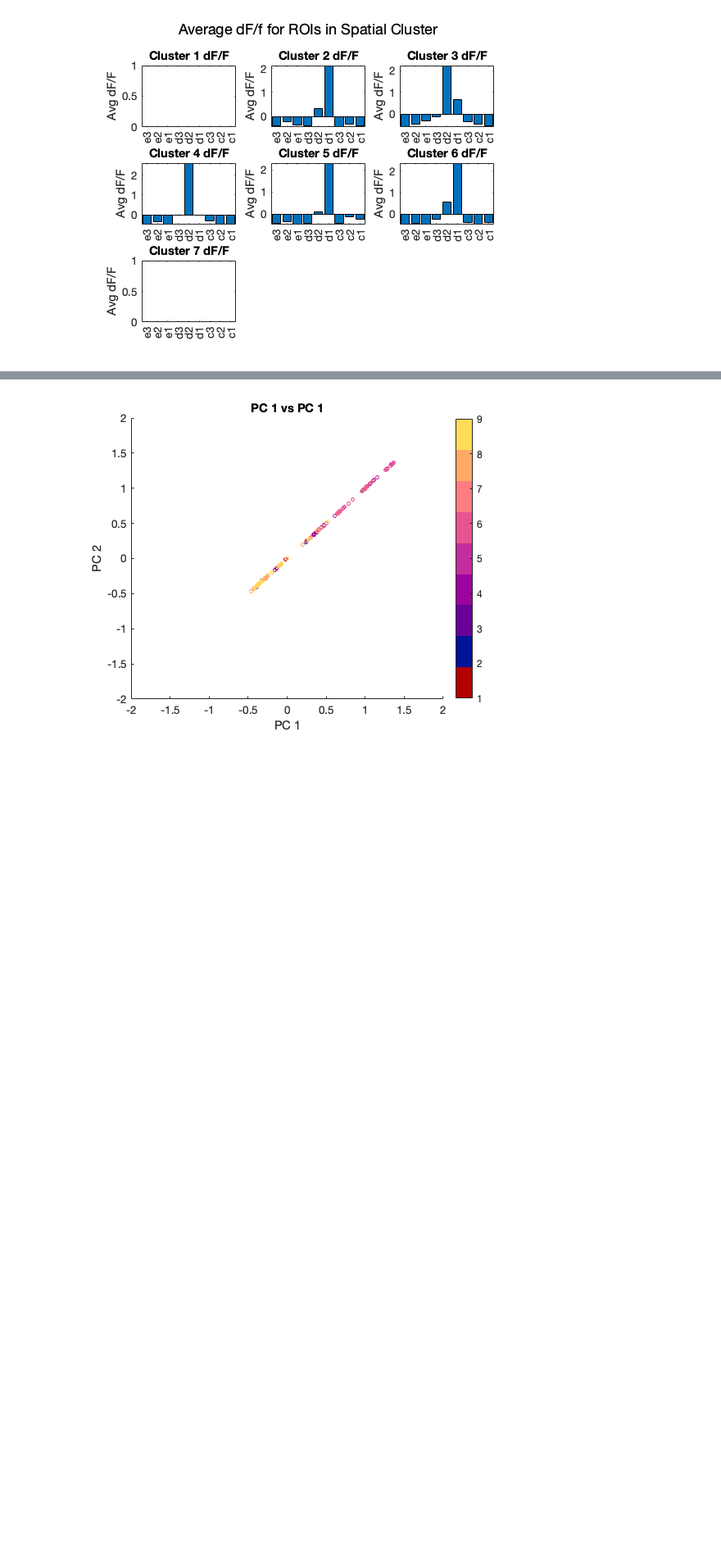
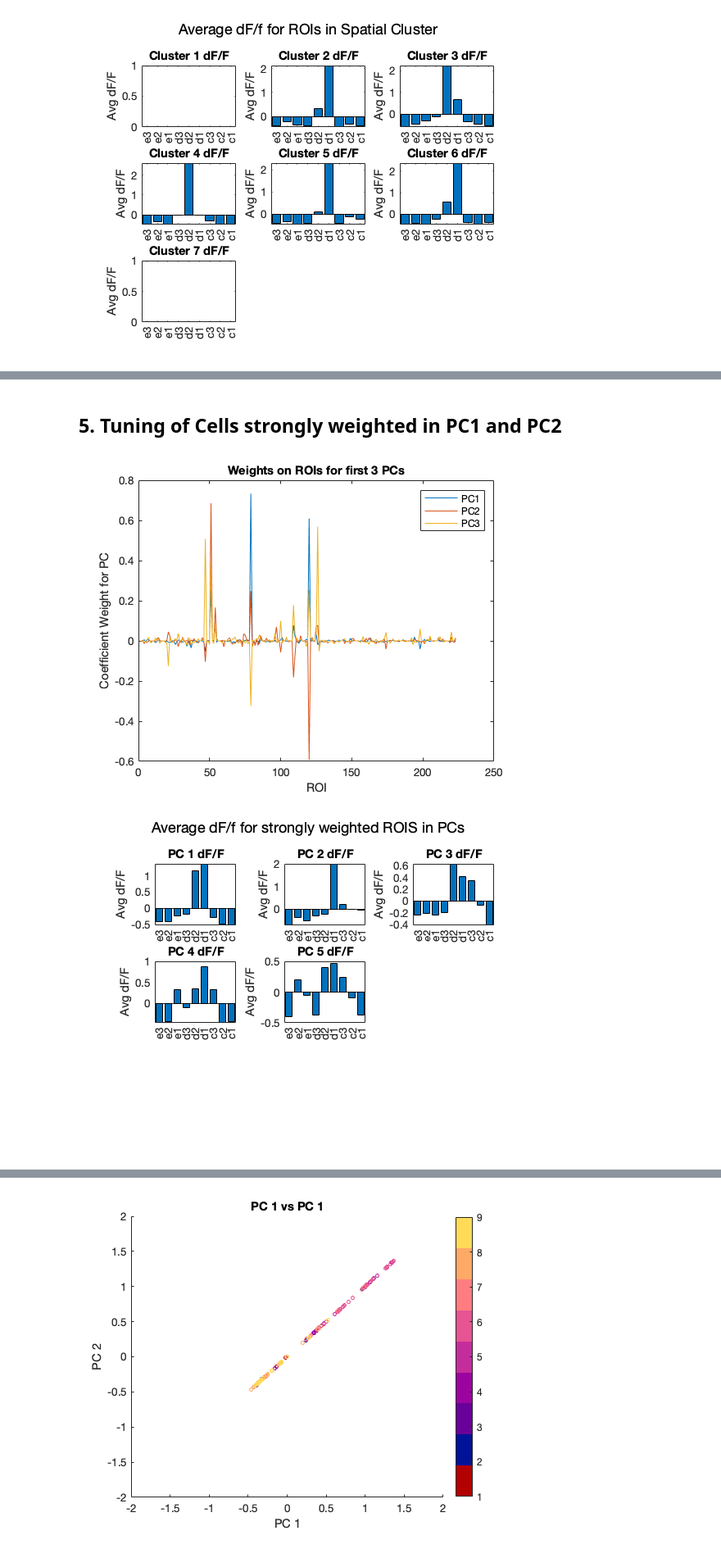
Before and after one commit to neurogomez/neural_ensemble_identification, a Jupyter notebook: 02c_Ensemble_Analysis-PCA.ipynb, the cells around one changed output, grey strips where cells are left out. Shown: that part at 82% size. Drawn from its saved outputs; the diff is of its cells as text; code cells hidden in the pictures; blank space fills up the shorter version.

```diff
--- a/02c_Ensemble_Analysis-PCA.ipynb
+++ b/02c_Ensemble_Analysis-PCA.ipynb
@@ -277,0 +263,47 @@ sgtitle('Map of ROIs: PC Weights')
+# %% [markdown]
+## 5. Tuning of Cells strongly weighted in PC1 and PC2
+# %%
+% Check PC weights
+
+% plot_ROIlabel(x_pst, y_pst, PCA_allstim.coeff(:,PC), ['Map of ROIs with PC ', num2str(PC), ' Weights'])
+figure(1)
+plot(PCA_allstim.coeff(:,1:3))
+xlabel('ROI')
+ylabel('Coefficient Weight for PC')
+title('Weights on ROIs for first 3 PCs')
+legend('PC1', 'PC2', 'PC3')
+
+cutoff = 0.05;
+for PC = 1:5
+    PC_weights{PC}.rois = find(PCA_allstim.coeff(:,PC) > cutoff);
+    PC_weights{PC}.dff_max = zeros(length(PC_weights{PC}.rois),9);
+    for nrois = 1:length(PC_weights{PC}.rois)
+        roi = ['ROI', num2str(PC_weights{PC}.rois(nrois))];
+        for stim_num = 1:length(stimulus)-1
+            stim = stimulus{stim_num};
+            dff_stim = dat_sorted{fov}.deNoise_dff.(roi).(stim);
+            PC_weights{PC}.dff_max(nrois,stim_num) = mean(max(dff_stim(:,t_start:t_end),[],2));
+        end
+    end
+end
+
+%Plot whisker tuning for each ROI weighted strongly in first few PCs
+figure(2)
+whiskers = {'e3', 'e2', 'e1', 'd3', 'd2', 'd1', 'c3', 'c2', 'c1'};
+x = categorical(whiskers);
+x = reordercats(x, whiskers);
+
+% Mean Whisker Receptive Field for ROIs in Cluster
+
+for PC = 1:5
+    y = zscore(PC_weights{PC}.dff_max,[],2);
+    whisk_resp_avg = mean(y,1);
+    subplot(3,3,PC)
+    bar(x,whisk_resp_avg)
+    ylabel('Avg dF/F')
+    title(['PC ', num2str(PC),' dF/F'])
+end
+sgtitle('Average dF/f for strongly weighted ROIS in PCs')
+# %% [output]
+[figure, added]
+[figure, added]
```
Also changed, not shown: parts of 13 cells of this notebook, 5 other files.
